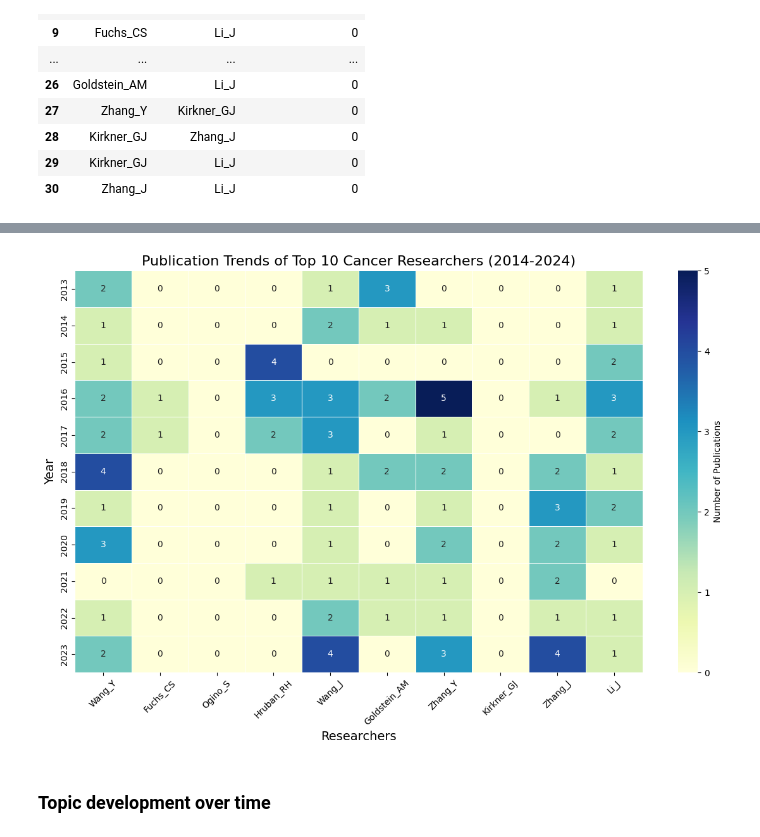
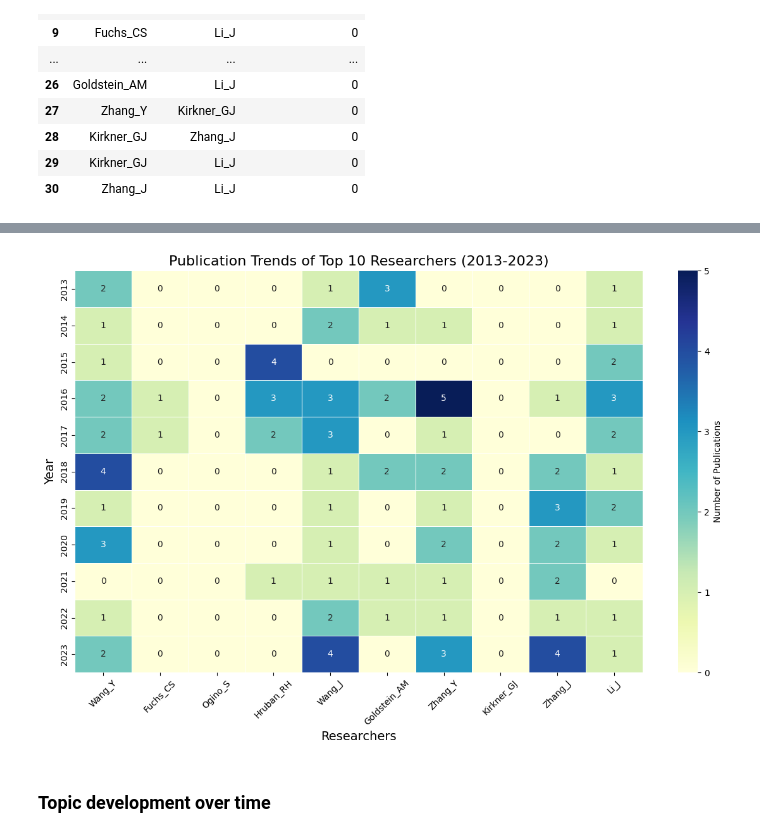
Before and after one commit to ThanakornMix/G1-Consulting-Data-Science, a Jupyter notebook: Consulting.ipynb, the cells around one changed output, grey strips where cells are left out. Cells and saved outputs as stored; diff of their text form; code cells hidden in the pictures.

```diff
--- a/Consulting.ipynb
+++ b/Consulting.ipynb
@@ -381,31 +394,31 @@ Number of rows where 'Abstract' contains the word 'cancer': 14370
 # %%
 import seaborn as sns
 import matplotlib.pyplot as plt
 
 # Create a heatmap for publication trends
 plt.figure(figsize=(12, 8))
 heatmap_data = pivot_cancer_data
 
 sns.heatmap(
     heatmap_data,
     annot=True,
     fmt="g",
     cmap="YlGnBu",
     linewidths=0.5,
     cbar_kws={"label": "Number of Publications"}
 )
 
 # Customizing the plot
-plt.title("Publication Trends of Top 10 Cancer Researchers (2014-2024)", fontsize=16)
+plt.title("Publication Trends of Top 10 Researchers (2013-2023)", fontsize=16)
 plt.xlabel("Researchers", fontsize=14)
 plt.ylabel("Year", fontsize=14)
 plt.xticks(rotation=45)
 plt.tight_layout()
 
 # Show the heatmap
 plt.show()
 # %% [output]
-[figure, old version]
+[figure, new version]
 # %% [markdown]
 ### Topic development over time
 # %%
```
Also changed, not shown: parts of 8 cells of this notebook.
